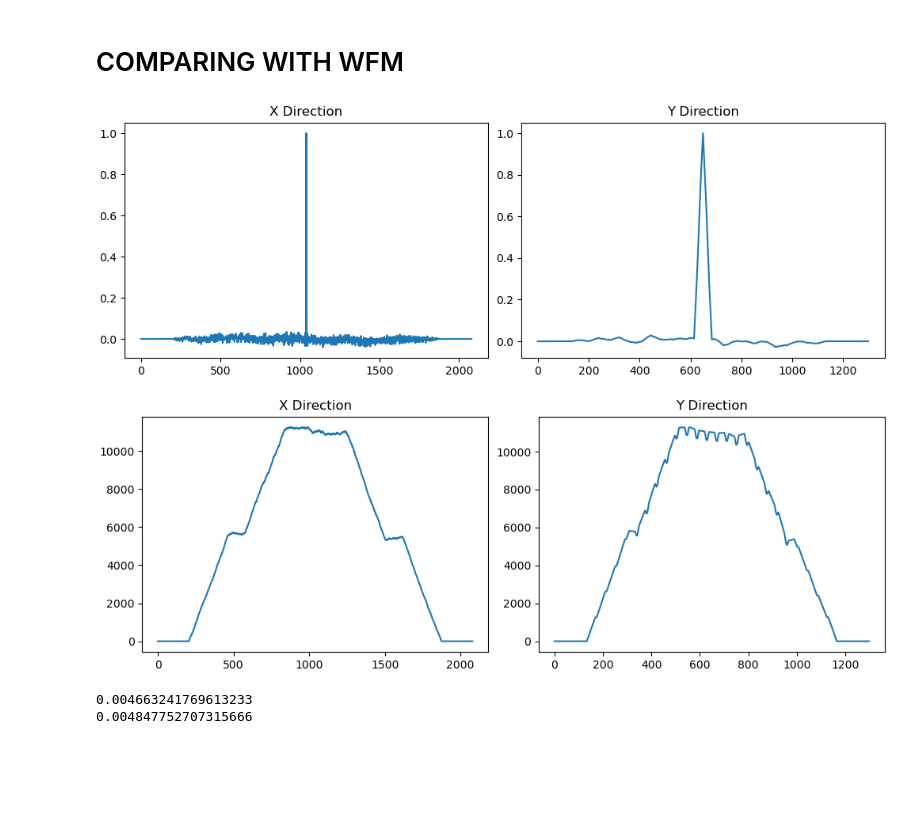
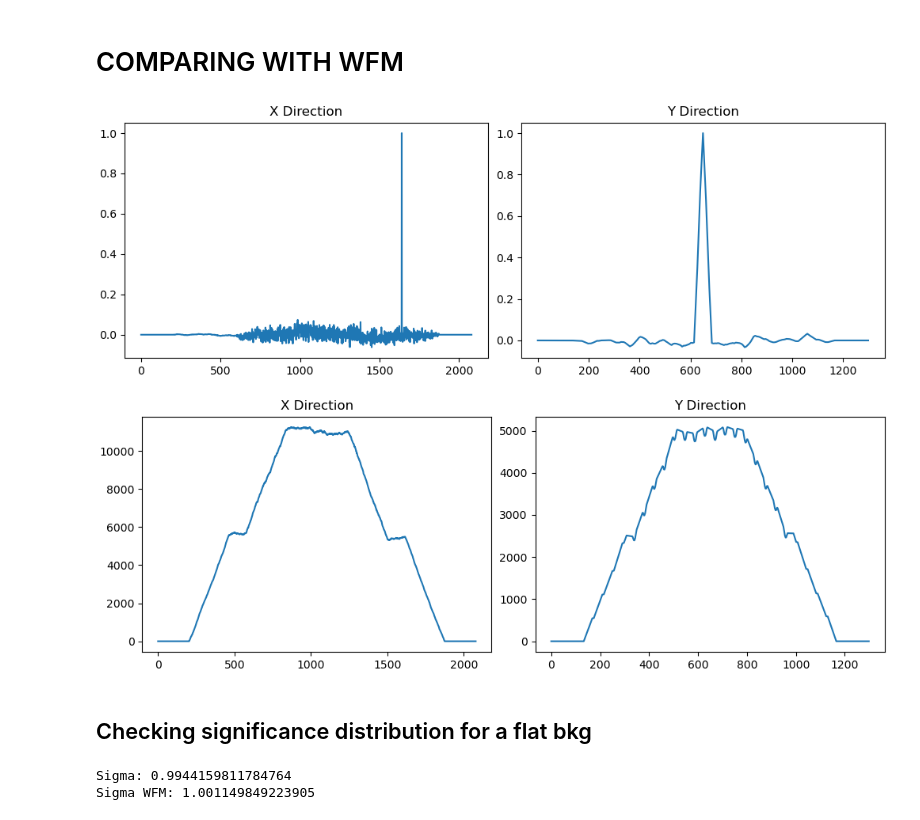
Before and after one commit to yuri-evangelista/CodedMasks, a Jupyter notebook: test_033_NTHT_1040x19.ipynb, the cells around one changed output. Cells and saved outputs as stored; diff of their text form; code cells hidden in the pictures; blank space fills up the shorter version.

```diff
--- a/test_033_NTHT_1040x19.ipynb
+++ b/test_033_NTHT_1040x19.ipynb
@@ -206,20 +208,20 @@ rmatrix_wfm = read_mask_bulk('wfm_mask.fits', 3, verbose=False)
 bulk_wfm = read_mask_bulk('wfm_mask.fits', 4, verbose=False)
 bulk_wfm[bulk_wfm < 1] = 0
 # %%
-sky_wfm = correlate(rmatrix_wfm, fshift(mask_wfm, 0, 0) * bulk_wfm, mode='full')
+sky_wfm = decode(fshift(mask_wfm, -600, 0) * bulk_wfm, rmatrix_wfm, bulk_wfm)
 peak_wfm = np.unravel_index(np.argmax(sky_wfm), sky_wfm.shape)
 
 fig, axs = plt.subplots(1, 2, constrained_layout=True, figsize=(10, 3.5))
 axs[0].set_title('X Direction')
 axs[0].plot(sky_wfm[:, peak_wfm[1]]/np.max(sky_wfm) )
 
 axs[1].set_title('Y Direction')
 axs[1].plot(sky_wfm[peak_wfm[0], :]/np.max(sky_wfm))
 plt.show()
 # %% [output]
-[figure, old version]
+[figure, new version]
 # %%
-variance_wfm = decode_var(mask_wfm*bulk_wfm, rmatrix_wfm, bulk_wfm, 202.9, 0.25, 0.4)
+variance_wfm = decode_var(mask_wfm*bulk_wfm, rmatrix_wfm, bulk_wfm, focal, 0.25, 0.4)
 
 fig, axs = plt.subplots(1, 2, constrained_layout=True, figsize=(10, 3.5))
 axs[0].set_title('X Direction')
@@ -228,10 +230,6 @@ axs[1].set_title('Y Direction')
 axs[1].plot(variance_wfm[peak_wfm[0], :])
 plt.show()
 # %% [output]
-[figure, old version]
+[figure, new version]
-# %%
-print(np.std(sky_wfm[sky_wfm < 0.1]/np.max(sky_wfm)))
-print(np.std(sky[sky < 0.1]/np.max(sky)))
-# %% [output]
-0.004663241769613233
-0.004847752707315666
+# %% [markdown]
+## Checking significance distribution for a flat bkg
@@ -237,0 +263,16 @@ print(np.std(sky[sky < 0.1]/np.max(sky)))
+# %%
+from scipy.optimize import curve_fit
+def gauss(x, A, x0, sigma):
+    return A * np.exp(-(x - x0)**2 / (2 * sigma**2))
+
+
+binscenters = np.array([0.5 * (bins[i] + bins[i+1]) for i in range(len(bins)-1)])
+
+popt, _ = curve_fit(gauss, xdata=binscenters, ydata=dummy_sign_h, p0=[1, 0, 1.0])
+popt_wfm, _ = curve_fit(gauss, xdata=binscenters, ydata=dummy_sign_h_wfm, p0=[1, 0, 1.0])
+
+print("Sigma:", popt[2])
+print("Sigma WFM:", popt_wfm[2])
+# %% [output]
+Sigma: 0.9944159811784764
+Sigma WFM: 1.001149849223905
```
Also changed, not shown: parts of 13 cells of this notebook.
